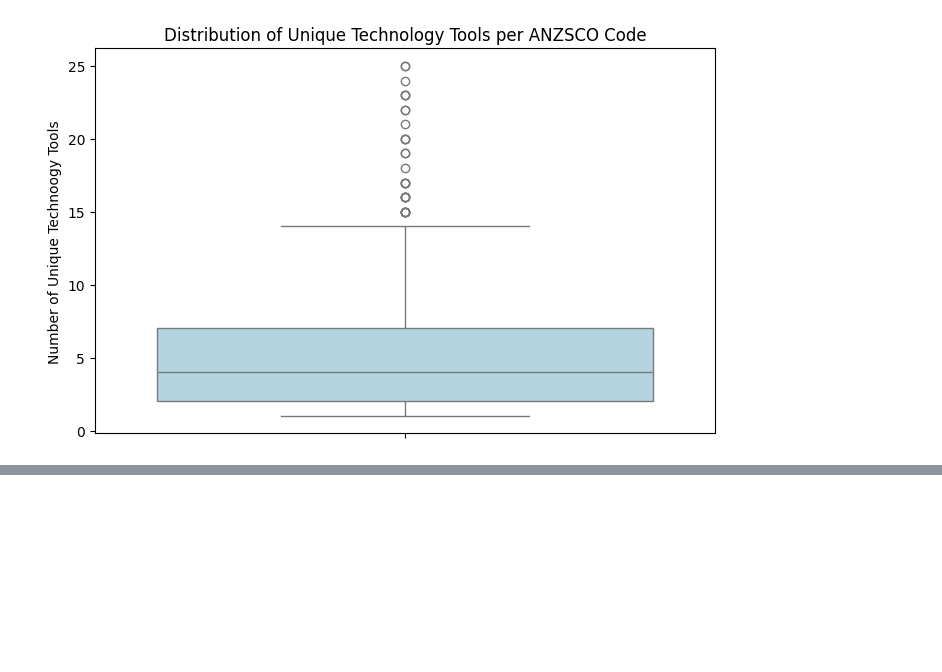
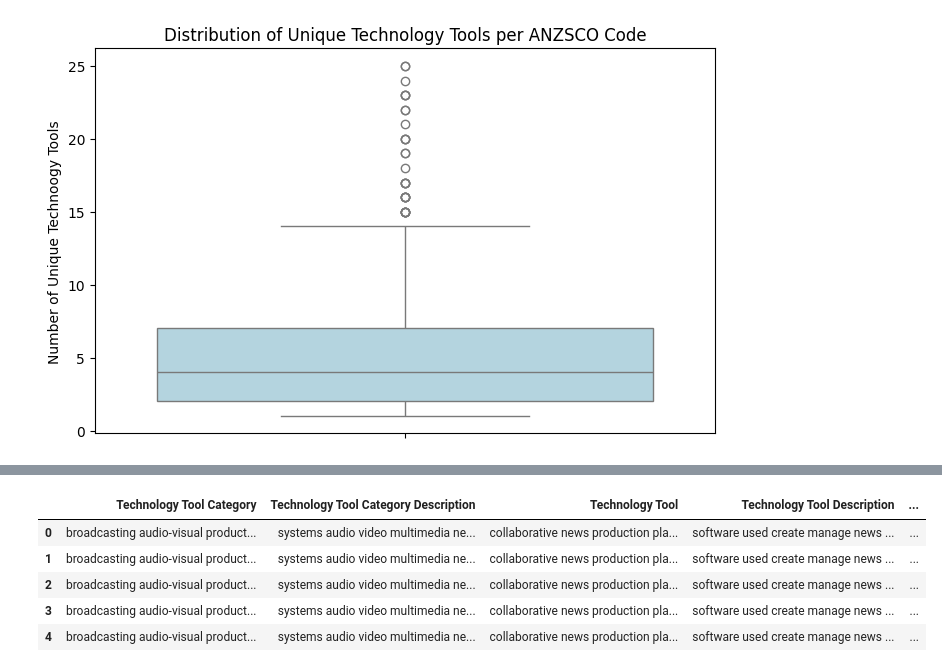
Before and after one commit to SidArora01/TextAnalysis-NLP-AT1, a Jupyter notebook: Initial EDA.ipynb, the cells around one changed output, grey strips where cells are left out. Saved outputs shown, nothing was run; the diff lists cells and outputs as text; code cells hidden in the pictures; blank space fills up the shorter version.

```diff
--- a/Initial EDA.ipynb
+++ b/Initial EDA.ipynb
@@ -416,0 +588,3 @@ print(top_outliers)
+# %%
+tt_merged_df.drop(columns=[ "Sub-Profile Code_y", "Occupation Type_y" , "ANZSCO Title_y" ], inplace=True)
+tt_merged_df.columns
@@ -416,0 +634,9 @@ print(top_outliers)
+# %%
+tt_merged_df.head()
+# %% [output]
+|  | Technology Tool Category | Technology Tool Category Description | Technology Tool | Technology Tool Description | ... |
+| 0 | broadcasting audio-visual product... | systems audio video multimedia ne... | collaborative news production pla... | software used create manage news ... | ... |
+| 1 | broadcasting audio-visual product... | systems audio video multimedia ne... | collaborative news production pla... | software used create manage news ... | ... |
+| 2 | broadcasting audio-visual product... | systems audio video multimedia ne... | collaborative news production pla... | software used create manage news ... | ... |
+| 3 | broadcasting audio-visual product... | systems audio video multimedia ne... | collaborative news production pla... | software used create manage news ... | ... |
+| 4 | broadcasting audio-visual product... | systems audio video multimedia ne... | collaborative news production pla... | software used create manage news ... | ... |
```
Also changed, not shown: parts of 47 cells of this notebook.
